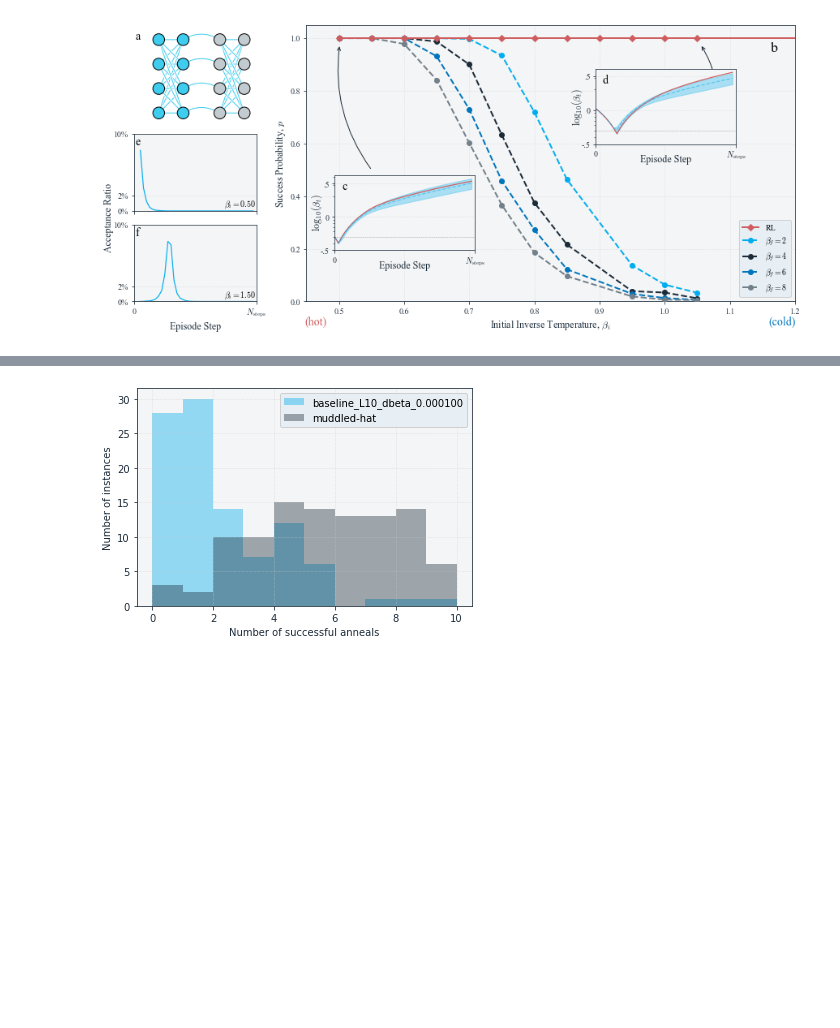
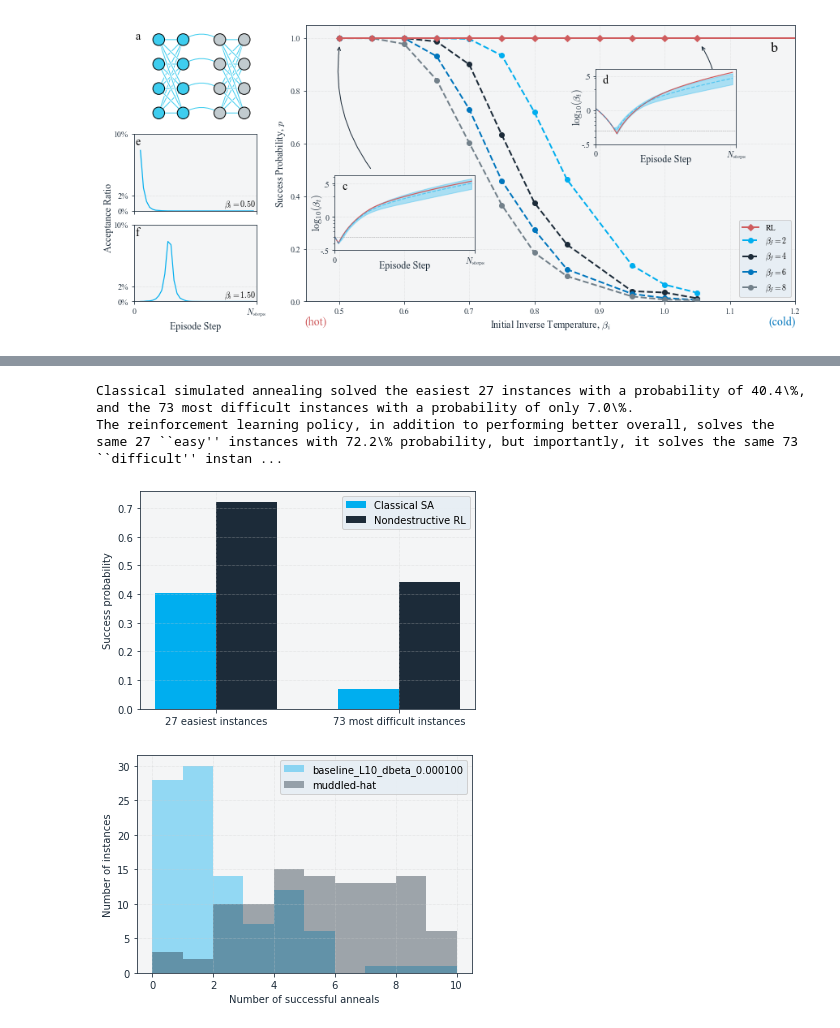
Before and after one commit to millskyle/COOL-1, a Jupyter notebook: plots/Plots.ipynb, the cells around one changed output, grey strips where cells are left out. Drawn from its saved outputs; the diff is of its cells as text; code cells hidden in the pictures; blank space fills up the shorter version.

```diff
--- a/plots/Plots.ipynb
+++ b/plots/Plots.ipynb
@@ -707,3 +671,75 @@ plot_easyhard_hamiltonian_success(["baseline_L10_dbeta_0.001000", "muddled-hat"]
+# %%
+def dict_sum_value_if_in_ref(d, ref):
+    s=0
+    c=0
+    for k in d.keys():
+        if k in ref:
+            s+=d[k]
+            c+=1
+    return s,c
+
+def compute_success(success, total, repeats):
+    return 100*success / (total*repeats)
+
+def plot_easyhard_hamiltonian_success(ref_datafile, compare_datafile,
+                                      prepend_path=None, postpend_file="HamiltonianSuccessperHam.dat"):
+
+    ff = os.path.join(prepend_path, ref_datafile, postpend_file)
+    with open(ff, 'r') as F:
+        easy = {}
+        diff = {}
+        for line in F.readlines():
+            ham, numsuc = line.split(',')
+            if int(numsuc) < 3:
+                diff[ham.replace("","")] = int(numsuc)
+            else:
+                easy[ham.replace("","")] = int(numsuc)
+
+    ff = os.path.join(prepend_path, compare_datafile, postpend_file)
+    with open(ff, 'r') as F:
+        comp = {}
+        for line in F.readlines():
+            ham, numsuc = line.split(',')
+            comp[ham.replace("","")] = int(numsuc)
+
+
+
+
+    easy_ref = dict_sum_value_if_in_ref(easy, easy)
+    diff_ref = dict_sum_value_if_in_ref(diff, diff)
+
+    easy_comp = dict_sum_value_if_in_ref(comp, easy)
+    diff_comp = dict_sum_value_if_in_ref(comp, diff)
+
+
+    #print(easy_ref, compute_success(*easy_ref, 10))
+    #print(diff_ref, compute_success(*diff_ref, 10))
+    #print(easy_comp, compute_success(*easy_comp, 10))
+    #print(diff_comp, compute_success(*diff_comp, 10))
+
+    print(f"""
+Classical simulated annealing solved the easiest {easy_ref[1]} instances with a probability of {compute_success(*easy_ref, 10):.1f}\%, and the {diff_ref[1]} most difficult instances with a probability of only {compute_success(*diff_ref, 10):.1f}\%.
+The reinforcement learning policy, in addition to performing better overall, solves the same {easy_comp[1]} ``easy'' instances with {compute_success(*easy_comp, 10):.1f}\% probability, but importantly, it solves the same {diff_comp[1]}  ``difficult'' instances with a much higher {compute_success(*diff_comp, 10):.1f}\% probability.
+""")
+
+    fig, ax = plt.subplots(1,1)
+    w=0.5 #bar width
+    ax.bar(x=[0,1.5], height=[compute_success(*easy_ref, 10)/100., compute_success(*diff_ref, 10)/100.], width=w, label="Classical SA")
+    ax.bar(x=[0+w,1.5+w], height=[compute_success(*easy_comp, 10)/100., compute_success(*diff_comp, 10)/100.], width=w, label="Nondestructive RL")
+    ax.set_xticks([0.25, 1.75])
+    ax.set_xticklabels([f"{easy_ref[1]} easiest instances", f"{diff_ref[1]} most difficult instances"])
+    ax.set_ylabel("Success probability")
+    ax.legend()
+    fig.show()
+
+
+
+plot_easyhard_hamiltonian_success(ref_datafile="baseline_L10_dbeta_0.001000", compare_datafile="muddled-hat",
+                             prepend_path="/home/kmills/COOL/experiments/01_2DTRJ/runs/results/")
+# %% [output]
+Classical simulated annealing solved the easiest 27 instances with a probability of 40.4\%, and the 73 most difficult instances with a probability of only 7.0\%.
+The reinforcement learning policy, in addition to performing better overall, solves the same 27 ``easy'' instances with 72.2\% probability, but importantly, it solves the same 73  ``difficult'' instan ...
+[figure, added]
 # %%
 def plot_per_hamiltonian_success(success_datafiles, prepend_path=None, postpend_file="HamiltonianSuccessperHam.dat", ax=None):
     data_dicts = []
```
Also changed, not shown: parts of 2 cells of this notebook, 1 other file.
